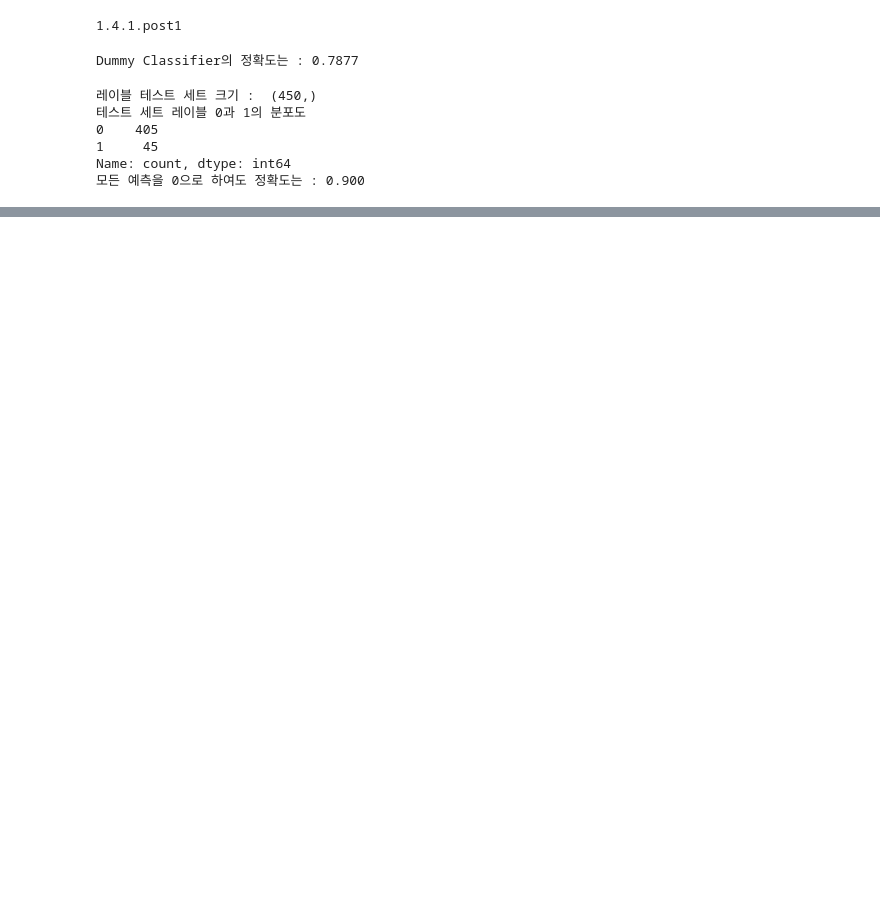
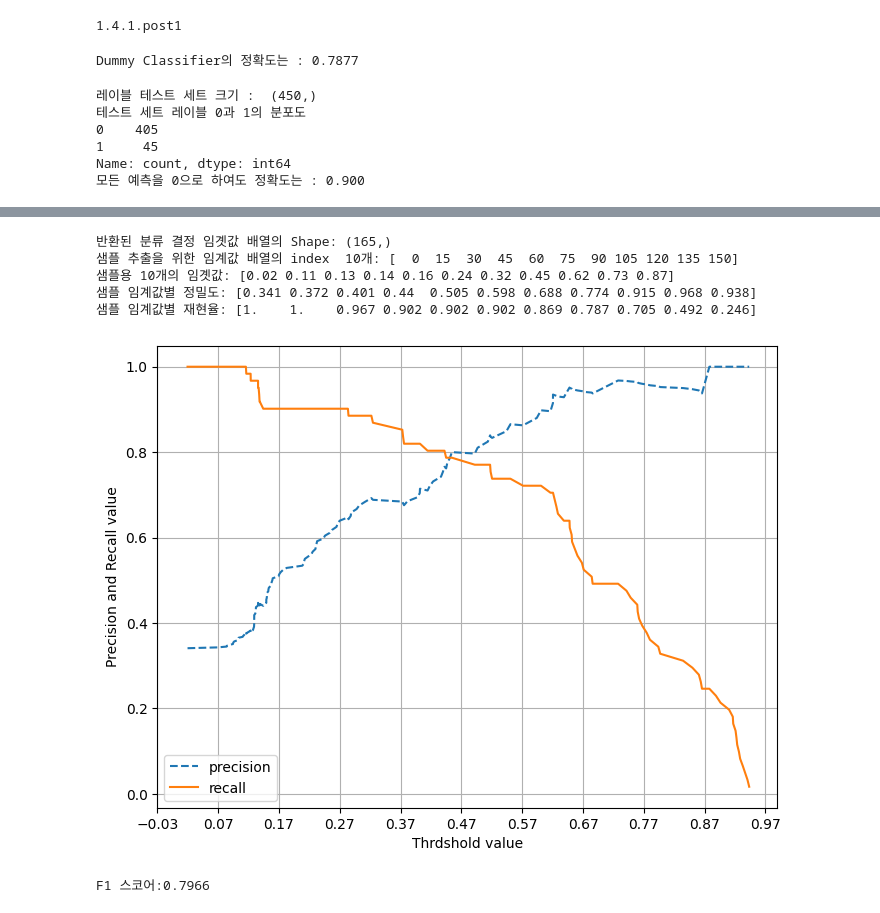
Before and after one commit to nuri0509/Exercise, a Jupyter notebook: ML_perfect_guide/03.Evaluation/03.Evaluation(1).ipynb, the cells around one changed output, grey strips where cells are left out. Cells and saved outputs as stored; diff of their text form; code cells hidden in the pictures; blank space fills up the shorter version.

```diff
--- a/ML_perfect_guide/03.Evaluation/03.Evaluation(1).ipynb
+++ b/ML_perfect_guide/03.Evaluation/03.Evaluation(1).ipynb
@@ -133,0 +270,24 @@ Name: count, dtype: int64
+# %%
+from sklearn.metrics import precision_recall_curve
+
+# 레이블 값이 1일 때의 예측 확률을 추출
+pred_proba_class1 = lr_clf.predict_proba(X_test)[:,1]
+
+# 실제값 데이터 세트와 레이블 값이 1일 때의 예측 확률을 precision_recall_curve 인자로 입력
+precisions, recalls, thresholds = precision_recall_curve(y_test, pred_proba_class1)
+print('반환된 분류 결정 임곗값 배열의 Shape:', thresholds.shape)
+
+# 반환된 임계값 배열 로우가 147건 이므로 샘플로 10건만 추출하되, 임곗값을 15 step으로 추출.
+thr_index = np.arange(0, thresholds.shape[0], 15)
+print('샘플 추출을 위한 임계값 배열의 index  10개:', thr_index)
+print('샘플용 10개의 임곗값:', np.round(thresholds[thr_index], 2))
+
+# 15 step 단위로 추출된 임곗값에 따른 정밀도와 재현율 값
+print('샘플 임계값별 정밀도:', np.round(precisions[thr_index], 3))
+print('샘플 임계값별 재현율:', np.round(recalls[thr_index], 3))
+# %% [output]
+반환된 분류 결정 임곗값 배열의 Shape: (165,)
+샘플 추출을 위한 임계값 배열의 index  10개: [  0  15  30  45  60  75  90 105 120 135 150]
+샘플용 10개의 임곗값: [0.02 0.11 0.13 0.14 0.16 0.24 0.32 0.45 0.62 0.73 0.87]
+샘플 임계값별 정밀도: [0.341 0.372 0.401 0.44  0.505 0.598 0.688 0.774 0.915 0.968 0.938]
+샘플 임계값별 재현율: [1.    1.    0.967 0.902 0.902 0.902 0.869 0.787 0.705 0.492 0.246]
@@ -133,0 +298,25 @@ Name: count, dtype: int64
+# %%
+
+
+def precision_recall_curve_plot(y_test, pred_proba_c1):
+    #threshold ndarray와 이 threshold에 따른 정밀도, 재현율 ndarray추출.
+    precisions, recalls, thresholds = precision_recall_curve(y_test, pred_proba_c1)
+
+    # X축을 threshold값으로, Y축은 정밀도, 재현율 값으로 각각 Plot 수행. 정밀도는 점선으로 표시
+    plt.figure(figsize=(8,6))
+    threshold_boundary = thresholds.shape[0]
+    plt.plot(thresholds, precisions[0:threshold_boundary], linestyle = '--', label= 'precision')
+    plt.plot(thresholds, recalls[0:threshold_boundary], label='recall')
+
+    #threshold 값 X 축의 Scale을 0.1단위로 변경
+    start, end = plt.xlim()
+    plt.xticks(np.round(np.arange(start, end, 0.1),2))
+
+    # x축, y축 label과 legend, 그리고 grid 설정
+    plt.xlabel('Thrdshold value'); plt.ylabel('Precision and Recall value')
+    plt.legend();plt.grid()
+    plt.show()
+
+precision_recall_curve_plot(y_test, lr_clf.predict_proba(X_test)[:,1])
+# %% [output]
+[figure, added]
@@ -133,0 +325,6 @@ Name: count, dtype: int64
+# %%
+from sklearn.metrics import f1_score
+f1 = f1_score(y_test, pred)
+print('F1 스코어:{0:.4f}'.format(f1))
+# %% [output]
+F1 스코어:0.7966
```
Also changed, not shown: parts of 18 cells of this notebook.
